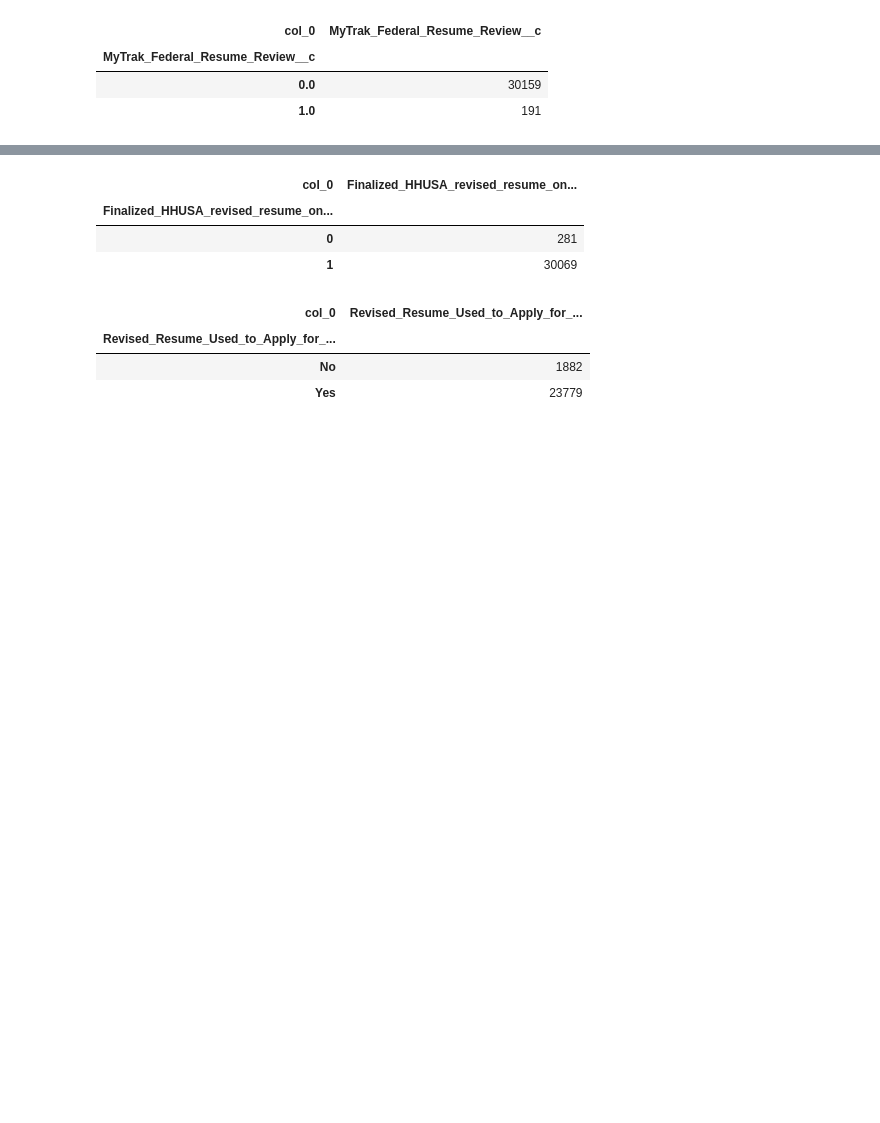
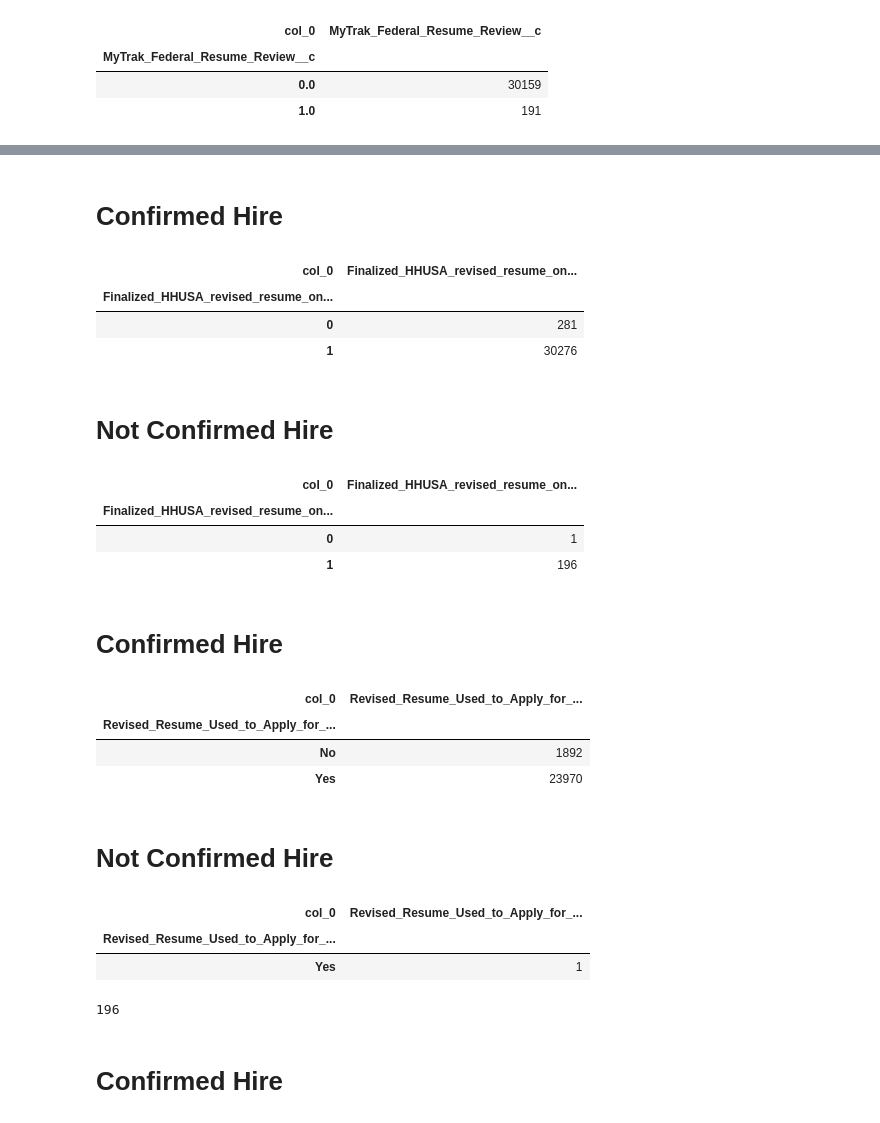
Before and after one commit to iAlhasan/DSP-Project, a Jupyter notebook: HireHero_Action_Analysis.ipynb, the cells around one changed output, grey strips where cells are left out. Saved outputs shown, nothing was run; the diff lists cells and outputs as text; code cells hidden in the pictures; blank space fills up the shorter version.

```diff
--- a/HireHero_Action_Analysis.ipynb
+++ b/HireHero_Action_Analysis.ipynb
@@ -2,6 +2,8 @@
 import pandas as pd
 # %%
 data=pd.read_csv("C://Users/Nameetha/Desktop/DSP_Project/SalesForce_Contact/SalesForce_Contact.csv",encoding='latin', low_memory=False)
+# %%
+data=pd.read_csv("full_dataset.csv",encoding='latin', low_memory=False)
 # %%
 data.shape
 # %% [output]
@@ -15,8 +59,8 @@ confirmed_hire.shape
 # %%
-action_list=["Purple_Heart_Recipient__c","Active_Color__c","Assessment_Completed_By__c","Resume_Completed_By__c","Dat_Initial_Assessment_was_Completed__c","Online_Training_Participant_Date__c",
+action_list=["Purple_Heart_Recipient__c","Active_Color__c","Assessment_Completed_By__c","Resume_Completed_By__c","Dat_Initial_Assessment_was_Completed__c","Online_Training_Participant_Date__c","Virtual_Workshop_Participant__c","On_Job_Board__c","Federal_Hire__c_x","Created_LinkedIn_account__c",
              "Hired_with_EO_assistance__c","Updated_Resume_Complete__c","HHUSA_Workshop_Participant__c","O2O_Initial_Assessment_Complete__c","MyTrak_1_on_1_Career_Coaching_Request__c","MyTrak_Be_a_Desirable_Candidate_Complete__c",
            "MyTrak_Essentials_Complete__c","MyTrak_Federal_Resume_Review__c","MyTrak_Is_MyTrak_Registrant__c","MyTrak_Mock_Interview_Request__c","MyTrak_Prepare_for_interview_Complete__c","Is_the_Initial_Intake_Assessment_done__c",
-            "Revised_Resume_Used_to_Apply_for_Job__c","Permission_to_use_job_board_granted__c","Resume_Tailoring_Tips__c","Finalized_HHUSA_revised_resume_on_file__c","Hire_Heroes_USA_Confirmed_Hire__c"]
+            "Revised_Resume_Used_to_Apply_for_Job__c_x","Permission_to_use_job_board_granted__c","Resume_Tailoring_Tips__c","Finalized_HHUSA_revised_resume_on_file__c","Hire_Heroes_USA_Confirmed_Hire__c","VCF_Participant__c","Volunteer_Services__c","Interview_Skills__c","Value_Proposition__c"]
 # %%
 confirmed_hire=confirmed_hire[action_list]
 # %%
@@ -115,17 +453,44 @@ pd.crosstab(confirmed_hire.Permission_to_use_job_board_granted__c, columns=['Per
+# %% [markdown]
+# Confirmed Hire
 # %%
 pd.crosstab(confirmed_hire.Finalized_HHUSA_revised_resume_on_file__c, columns=['Finalized_HHUSA_revised_resume_on_file__c'])
 # %% [output]
 | col_0 | Finalized_HHUSA_revised_resume_on... |
 | Finalized_HHUSA_revised_resume_on... |  |
 | 0 | 281 |
-| 1 | 30069 |
+| 1 | 30276 |
+# %% [markdown]
+# Not Confirmed Hire
+# %%
+pd.crosstab(not_confirmed_hire.Finalized_HHUSA_revised_resume_on_file__c, columns=['Finalized_HHUSA_revised_resume_on_file__c'])
+# %% [output]
+| col_0 | Finalized_HHUSA_revised_resume_on... |
+| Finalized_HHUSA_revised_resume_on... |  |
+| 0 | 1 |
+| 1 | 196 |
+# %% [markdown]
+# Confirmed Hire
 # %%
-pd.crosstab(confirmed_hire.Revised_Resume_Used_to_Apply_for_Job__c, columns=['Revised_Resume_Used_to_Apply_for_Job__c'])
+pd.crosstab(confirmed_hire.Revised_Resume_Used_to_Apply_for_Job__c_x, columns=['Revised_Resume_Used_to_Apply_for_Job__c_x'])
 # %% [output]
 | col_0 | Revised_Resume_Used_to_Apply_for_... |
 | Revised_Resume_Used_to_Apply_for_... |  |
-| No | 1882 |
-| Yes | 23779 |
+| No | 1892 |
+| Yes | 23970 |
+# %% [markdown]
+# Not Confirmed Hire
+# %%
+pd.crosstab(not_confirmed_hire.Revised_Resume_Used_to_Apply_for_Job__c_x, columns=['Revised_Resume_Used_to_Apply_for_Job__c_x'])
+# %% [output]
+| col_0 | Revised_Resume_Used_to_Apply_for_... |
+| Revised_Resume_Used_to_Apply_for_... |  |
+| Yes | 1 |
+# %%
+not_confirmed_hire['Revised_Resume_Used_to_Apply_for_Job__c_x'].isnull().sum()
+# %% [output]
+196
+# %% [markdown]
+# Confirmed Hire
 # %%
 pd.crosstab(confirmed_hire.Resume_Tailoring_Tips__c, columns=['Resume_Tailoring_Tips__c'])
 # %% [output]
```
Also changed, not shown: parts of 117 cells of this notebook.
